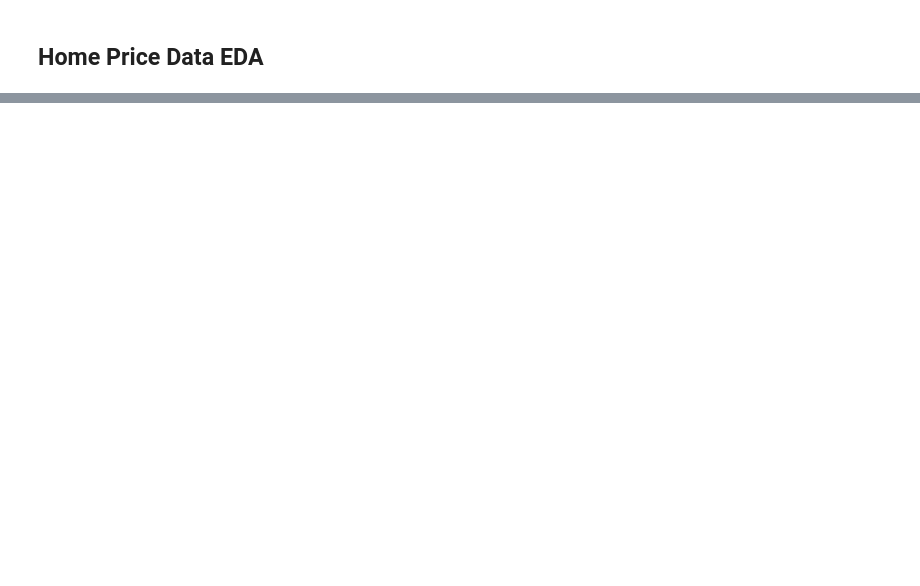
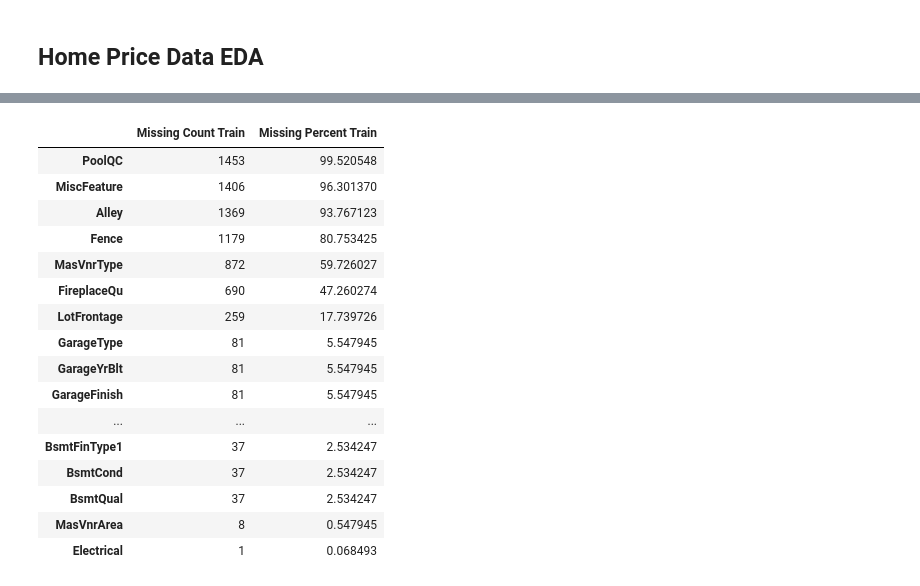
Before and after one commit to subbeeftobeans/House_Prices, a Jupyter notebook: Home_Data_ EDA.ipynb, the cells around one changed output, grey strips where cells are left out. Drawn from its saved outputs; the diff is of its cells as text; code cells hidden in the pictures; blank space fills up the shorter version.

```diff
--- a/Home_Data_ EDA.ipynb
+++ b/Home_Data_ EDA.ipynb
@@ -71,0 +66,33 @@ train['SalePrice'].hist()
+# %%
+missing_count_train = train.isnull().sum()
+
+# Calculate percentage of missing values
+missing_percent_train = (missing_count_train / len(train)) * 100
+
+# Combine results into a table
+missing_table = pd.DataFrame({
+    "Missing Count Train": missing_count_train,
+    "Missing Percent Train": missing_percent_train
+})
+
+# Show columns with missing values, highest percentage first
+missing_table = missing_table[missing_table["Missing Count Train"] > 0]
+missing_table.sort_values("Missing Percent Train", ascending=False).head(20)
+# %% [output]
+|  | Missing Count Train | Missing Percent Train |
+| PoolQC | 1453 | 99.520548 |
+| MiscFeature | 1406 | 96.301370 |
+| Alley | 1369 | 93.767123 |
+| Fence | 1179 | 80.753425 |
+| MasVnrType | 872 | 59.726027 |
+| FireplaceQu | 690 | 47.260274 |
+| LotFrontage | 259 | 17.739726 |
+| GarageType | 81 | 5.547945 |
+| GarageYrBlt | 81 | 5.547945 |
+| GarageFinish | 81 | 5.547945 |
+| ... | ... | ... |
+| BsmtFinType1 | 37 | 2.534247 |
+| BsmtCond | 37 | 2.534247 |
+| BsmtQual | 37 | 2.534247 |
+| MasVnrArea | 8 | 0.547945 |
+| Electrical | 1 | 0.068493 |
```
Also changed, not shown: parts of 27 cells of this notebook, 3 other files.
